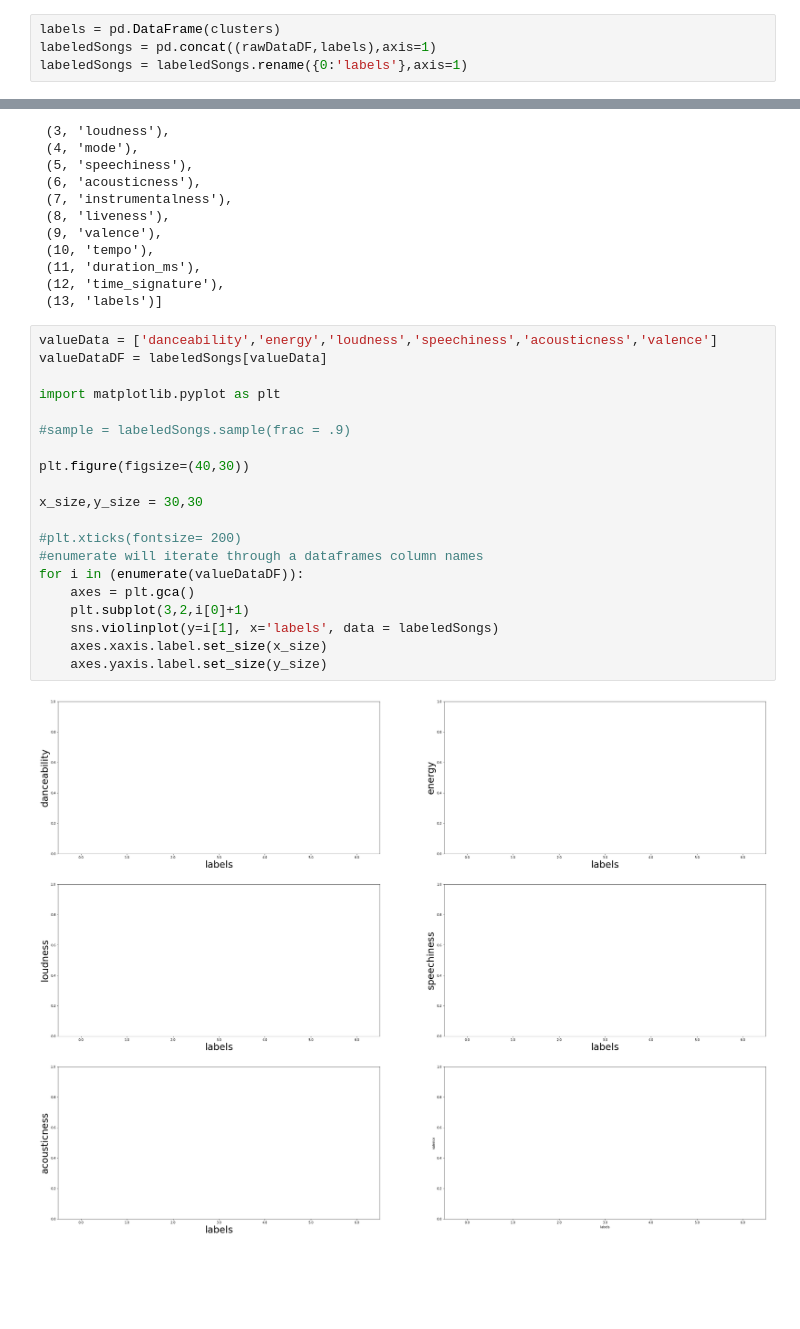
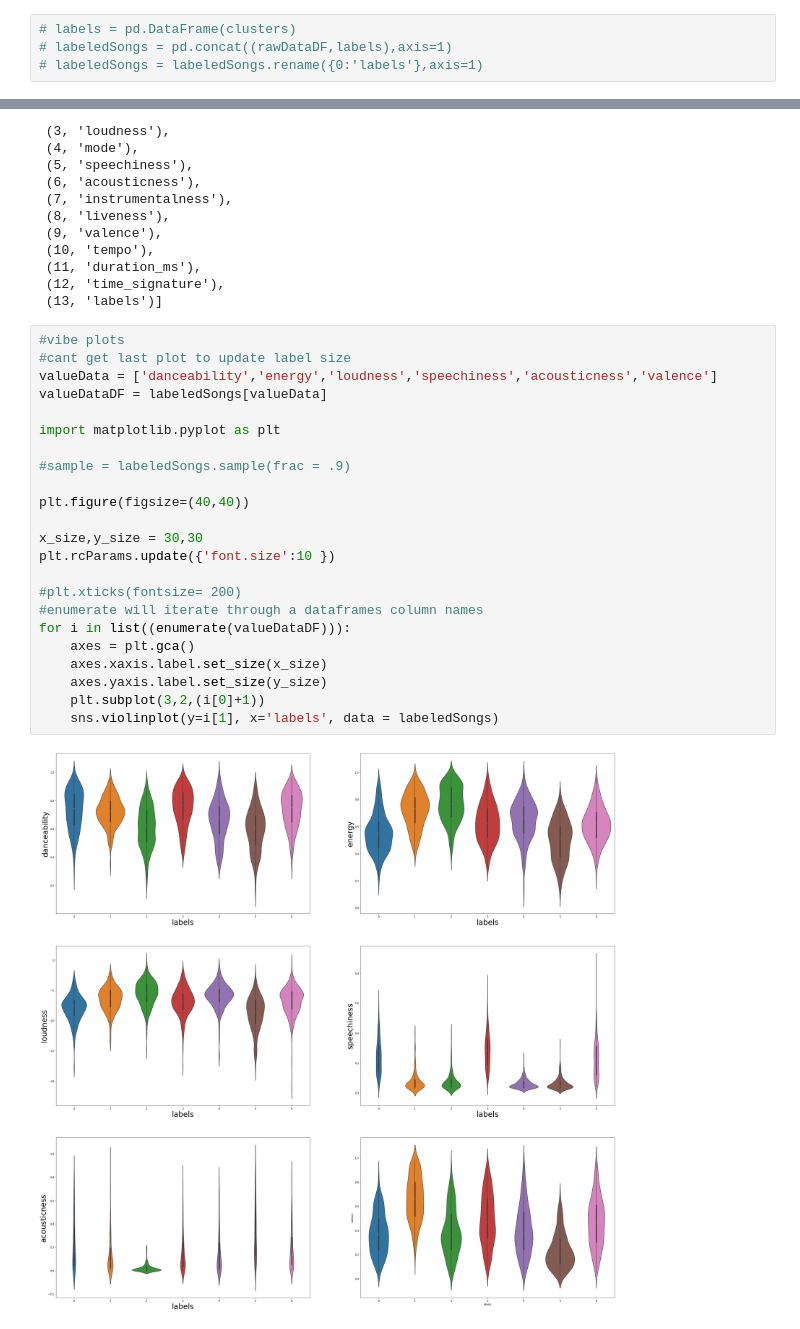
Before and after one commit to John3Baskerville/SpotifyClustering, a Jupyter notebook: Juypter Notebooks/SpotifyClustering2.ipynb, the cells around one changed output, grey strips where cells are left out. Drawn from its saved outputs; the diff is of its cells as text; blank space fills up the shorter version.

```diff
--- a/Juypter Notebooks/SpotifyClustering2.ipynb
+++ b/Juypter Notebooks/SpotifyClustering2.ipynb
@@ -165,7 +186,7 @@ t_data_df
 # %%
-labels = pd.DataFrame(clusters)
-labeledSongs = pd.concat((rawDataDF,labels),axis=1)
-labeledSongs = labeledSongs.rename({0:'labels'},axis=1)
+# labels = pd.DataFrame(clusters)
+# labeledSongs = pd.concat((rawDataDF,labels),axis=1)
+# labeledSongs = labeledSongs.rename({0:'labels'},axis=1)
 # %%
 labels
 # %% [output]
@@ -200,24 +221,27 @@ list(enumerate(labeledSongs))
  (12, 'time_signature'),
  (13, 'labels')]
 # %%
+#vibe plots
+#cant get last plot to update label size
 valueData = ['danceability','energy','loudness','speechiness','acousticness','valence']
 valueDataDF = labeledSongs[valueData]
 
 import matplotlib.pyplot as plt
 
 #sample = labeledSongs.sample(frac = .9)
 
-plt.figure(figsize=(40,30))
+plt.figure(figsize=(40,40))
 
 x_size,y_size = 30,30
+plt.rcParams.update({'font.size':10 })
 
 #plt.xticks(fontsize= 200)
 #enumerate will iterate through a dataframes column names
-for i in (enumerate(valueDataDF)):
+for i in list((enumerate(valueDataDF))):
     axes = plt.gca()
-    plt.subplot(3,2,i[0]+1)
-    sns.violinplot(y=i[1], x='labels', data = labeledSongs)
     axes.xaxis.label.set_size(x_size)
     axes.yaxis.label.set_size(y_size)
+    plt.subplot(3,2,(i[0]+1))
+    sns.violinplot(y=i[1], x='labels', data = labeledSongs)
 # %% [output]
-[figure, old version]
+[figure, new version]
```
Also changed, not shown: parts of 4 cells of this notebook.
